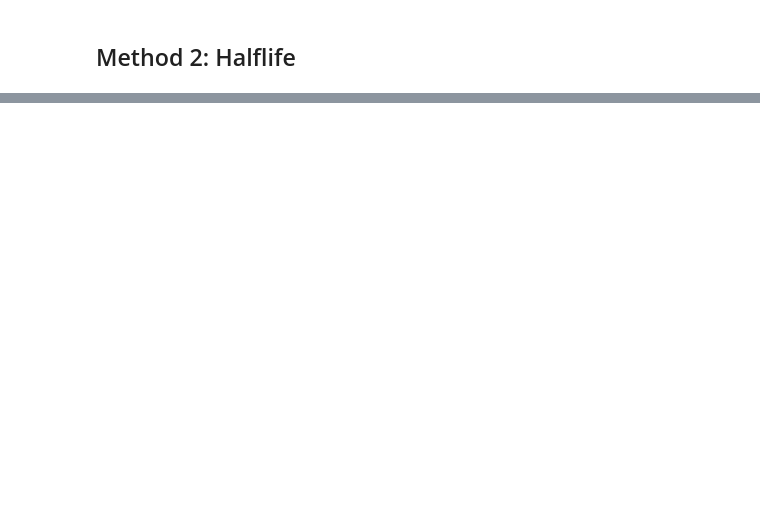
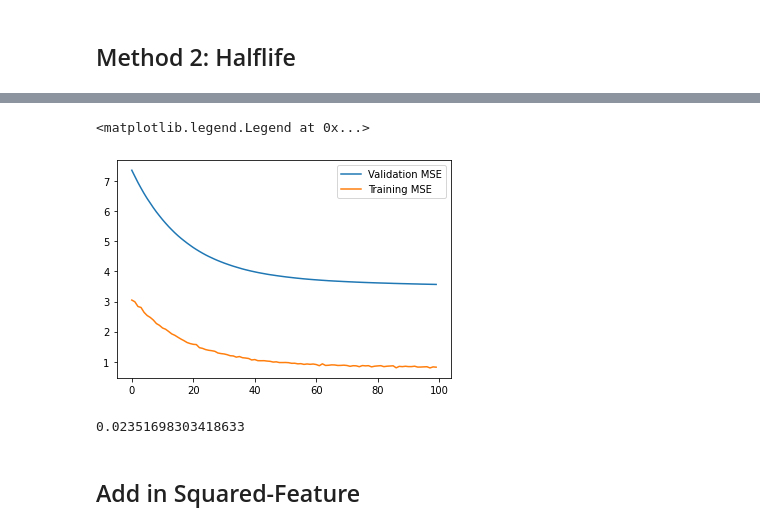
Before and after one commit to howardya/ml-finance, a Jupyter notebook: volatility/volatility_forecast.ipynb, the cells around one changed output, grey strips where cells are left out. Cells and saved outputs as stored; diff of their text form; code cells hidden in the pictures; blank space fills up the shorter version.

```diff
--- a/volatility/volatility_forecast.ipynb
+++ b/volatility/volatility_forecast.ipynb
@@ -129,0 +381,25 @@ realized_volatility.loc[validation_dates]
+# %%
+model = tf.keras.models.Sequential([
+  tf.keras.layers.Dense(128,activation="relu"),
+  tf.keras.layers.Dropout(0.2),
+  tf.keras.layers.Dense(1)
+])
+optimizer = tf.keras.optimizers.SGD(learning_rate=1e-5, momentum=0.9)
+model.compile(loss=tf.keras.losses.MeanSquaredError(),
+              optimizer=optimizer,
+              metrics=["mse"])
+history = model.fit(train_dataset, epochs=100, validation_data=validation_dataset, verbose=0)
+# %%
+plt.plot(history.history['val_mse'],label='Validation MSE')
+plt.plot(history.history['mse'],label='Training MSE')
+plt.legend()
+# %% [output]
+<matplotlib.legend.Legend at 0x...>
+[figure, added]
+# %%
+prediction = model.predict(validation_x)
+calculate_error_rmse(pd.DataFrame(prediction).mul(scaler_y), validation_volatility)
+# %% [output]
+0.02351698303418633
+# %% [markdown]
+## Add in Squared-Feature
```
Also changed, not shown: parts of 33 cells of this notebook.
